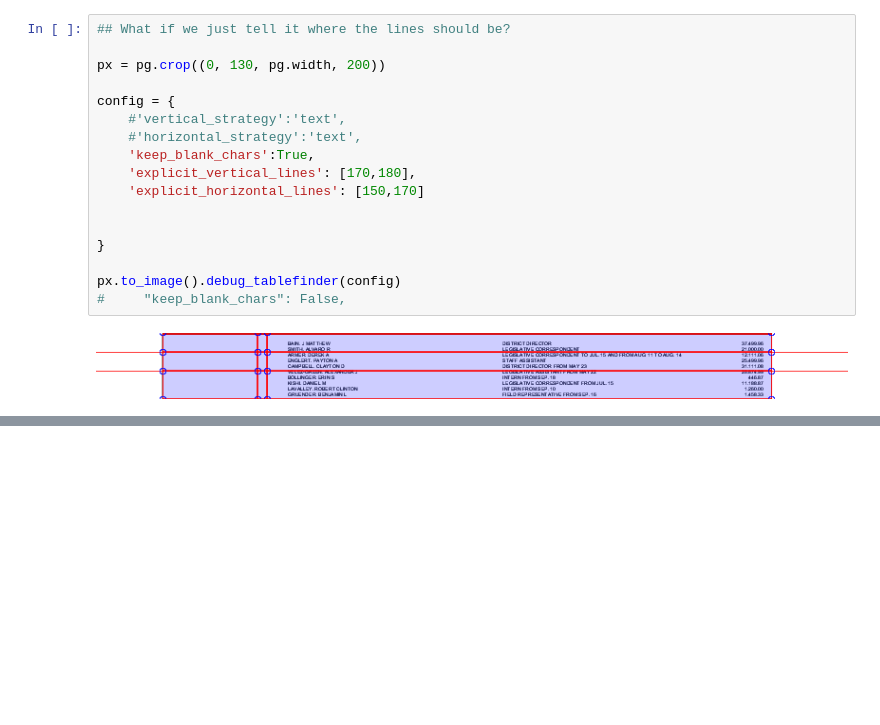
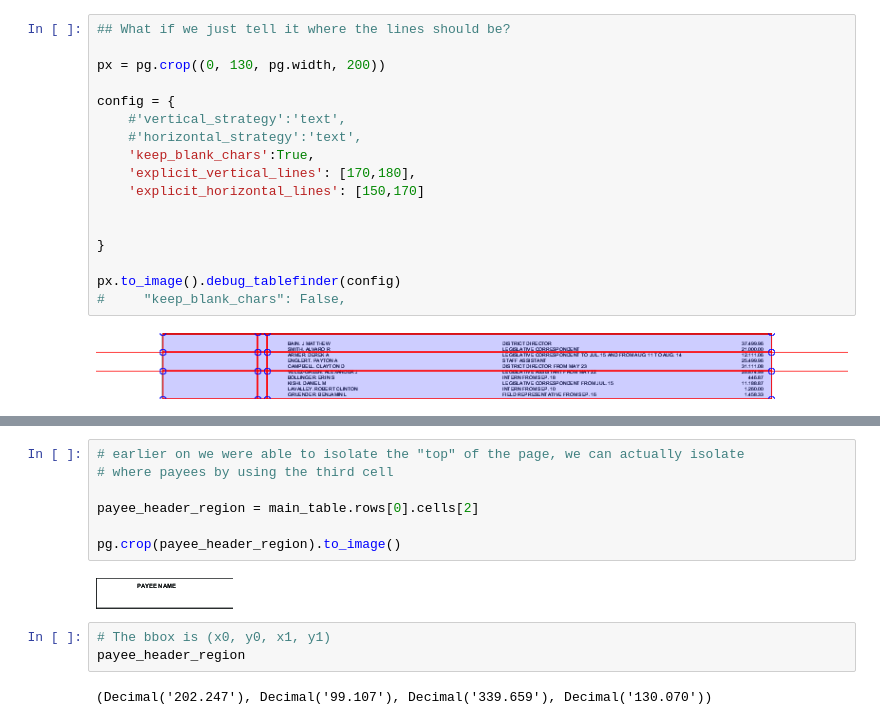
Before and after one commit to jsfenfen/pdf20, a Jupyter notebook: pdfs/senate_expenditures.ipynb, the cells around one changed output, grey strips where cells are left out. Drawn from its saved outputs; the diff is of its cells as text; blank space fills up the shorter version.

```diff
--- a/pdfs/senate_expenditures.ipynb
+++ b/pdfs/senate_expenditures.ipynb
@@ -138,0 +189,14 @@ px.to_image().debug_tablefinder(config)
+# %%
+# earlier on we were able to isolate the "top" of the page, we can actually isolate
+# where payees by using the third cell
+
+payee_header_region = main_table.rows[0].cells[2]
+
+pg.crop(payee_header_region).to_image()
+# %% [output]
+[figure, added]
+# %%
+# The bbox is (x0, y0, x1, y1)
+payee_header_region
+# %% [output]
+(Decimal('202.247'), Decimal('99.107'), Decimal('339.659'), Decimal('130.070'))
```
Also changed, not shown: parts of 14 cells of this notebook.
